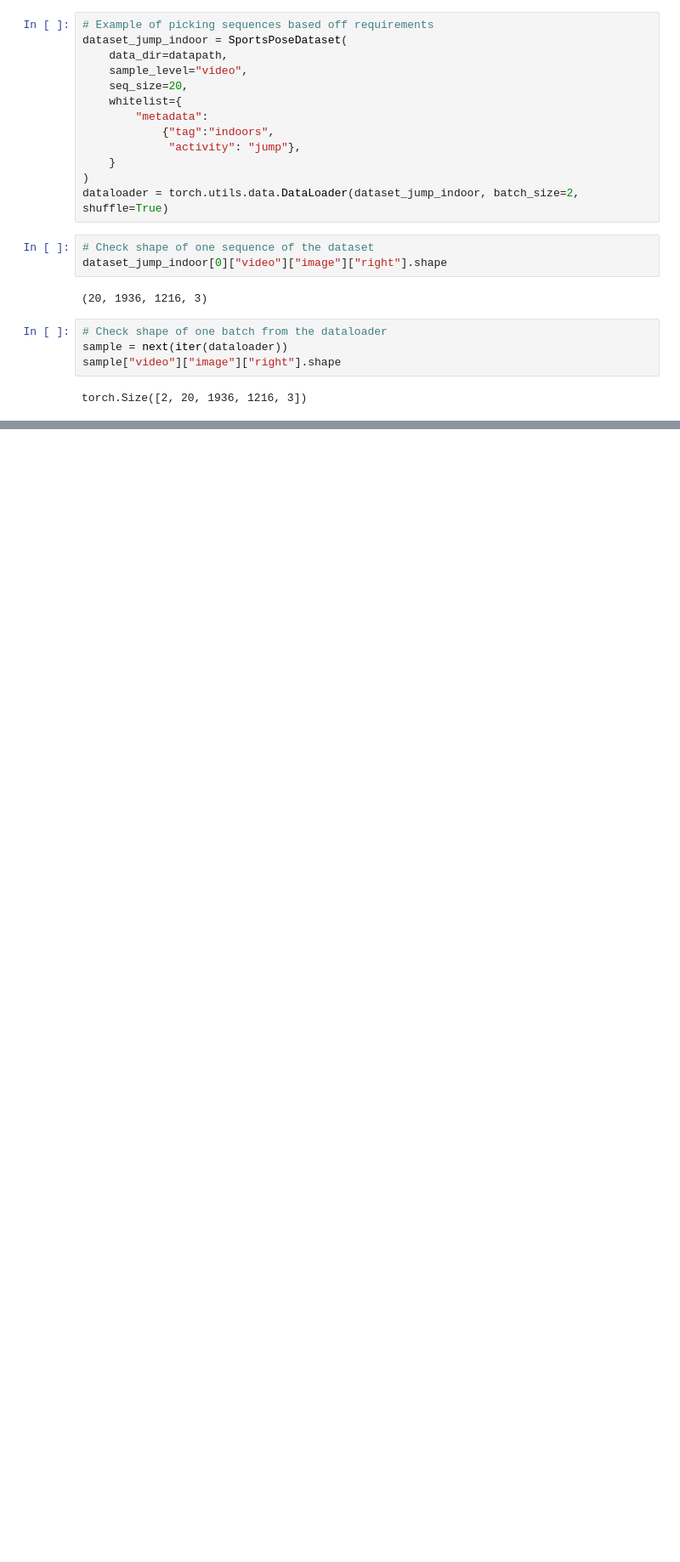
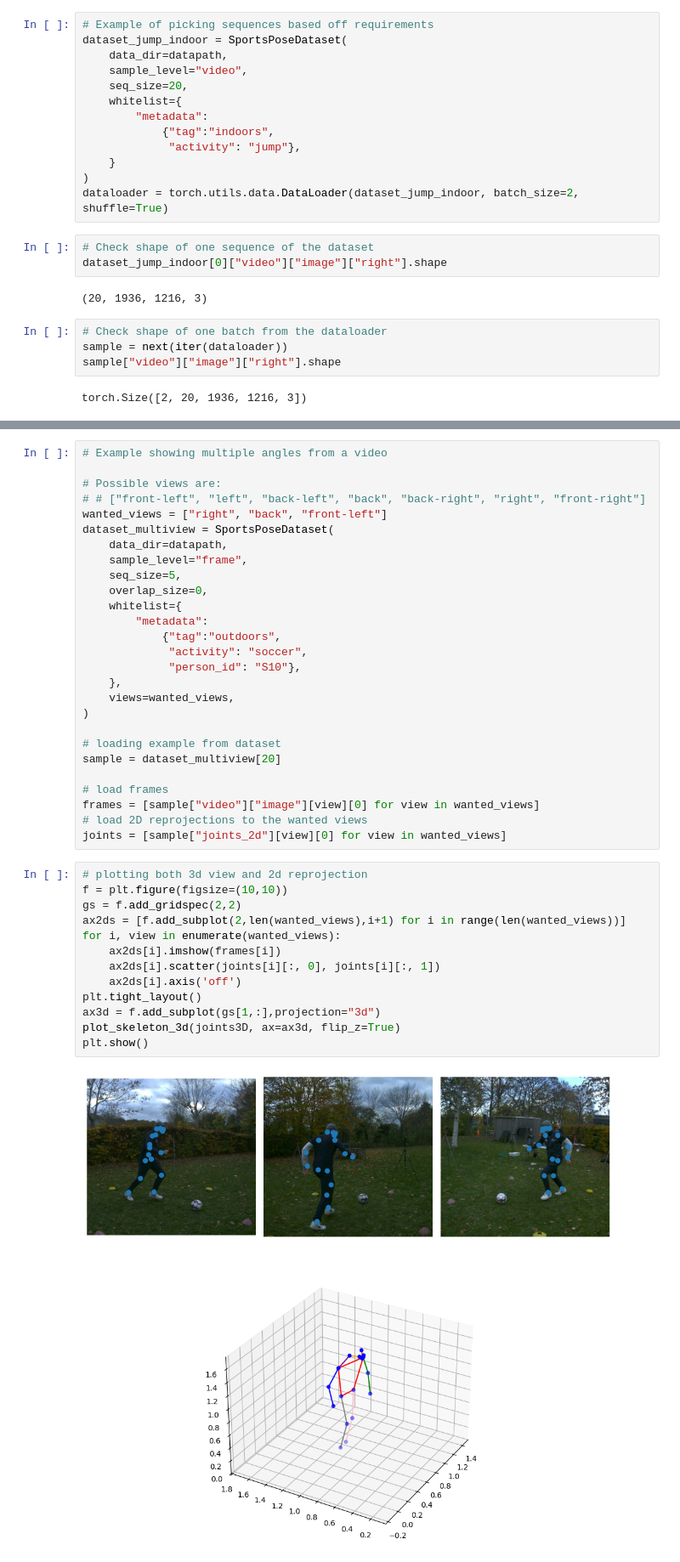
Before and after one commit to ChristianIngwersen/SportsPose, a Jupyter notebook: example_notebook.ipynb, the cells around one changed output, grey strips where cells are left out. Shown at 85% size. Drawn from its saved outputs; the diff is of its cells as text; blank space fills up the shorter version.

```diff
--- a/example_notebook.ipynb
+++ b/example_notebook.ipynb
@@ -88,0 +89,42 @@ plt.show()
+# %%
+# Example showing multiple angles from a video
+
+# Possible views are:
+# # ["front-left", "left", "back-left", "back", "back-right", "right", "front-right"]
+wanted_views = ["right", "back", "front-left"]
+dataset_multiview = SportsPoseDataset(
+    data_dir=datapath,
+    sample_level="frame",
+    seq_size=5,
+    overlap_size=0,
+    whitelist={
+        "metadata":
+            {"tag":"outdoors",
+             "activity": "soccer",
+             "person_id": "S10"},
+    },
+    views=wanted_views,
+)
+
+# loading example from dataset
+sample = dataset_multiview[20]
+
+# load frames
+frames = [sample["video"]["image"][view][0] for view in wanted_views]
+# load 2D reprojections to the wanted views
+joints = [sample["joints_2d"][view][0] for view in wanted_views]
+# %%
+# plotting both 3d view and 2d reprojection
+f = plt.figure(figsize=(10,10))
+gs = f.add_gridspec(2,2)
+ax2ds = [f.add_subplot(2,len(wanted_views),i+1) for i in range(len(wanted_views))]
+for i, view in enumerate(wanted_views):
+    ax2ds[i].imshow(frames[i])
+    ax2ds[i].scatter(joints[i][:, 0], joints[i][:, 1])
+    ax2ds[i].axis('off')
+plt.tight_layout()
+ax3d = f.add_subplot(gs[1,:],projection="3d")
+plot_skeleton_3d(joints3D, ax=ax3d, flip_z=True)
+plt.show()
+# %% [output]
+[figure, added]
```
Also changed, not shown: parts of 4 cells of this notebook, 2 other files.
